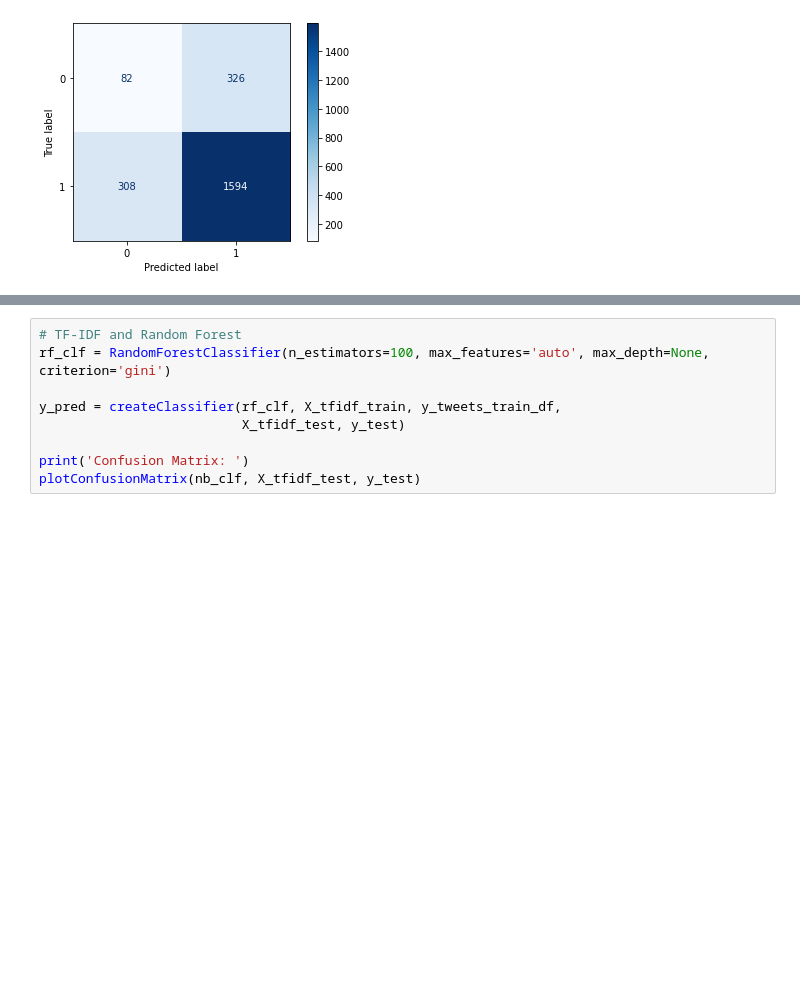
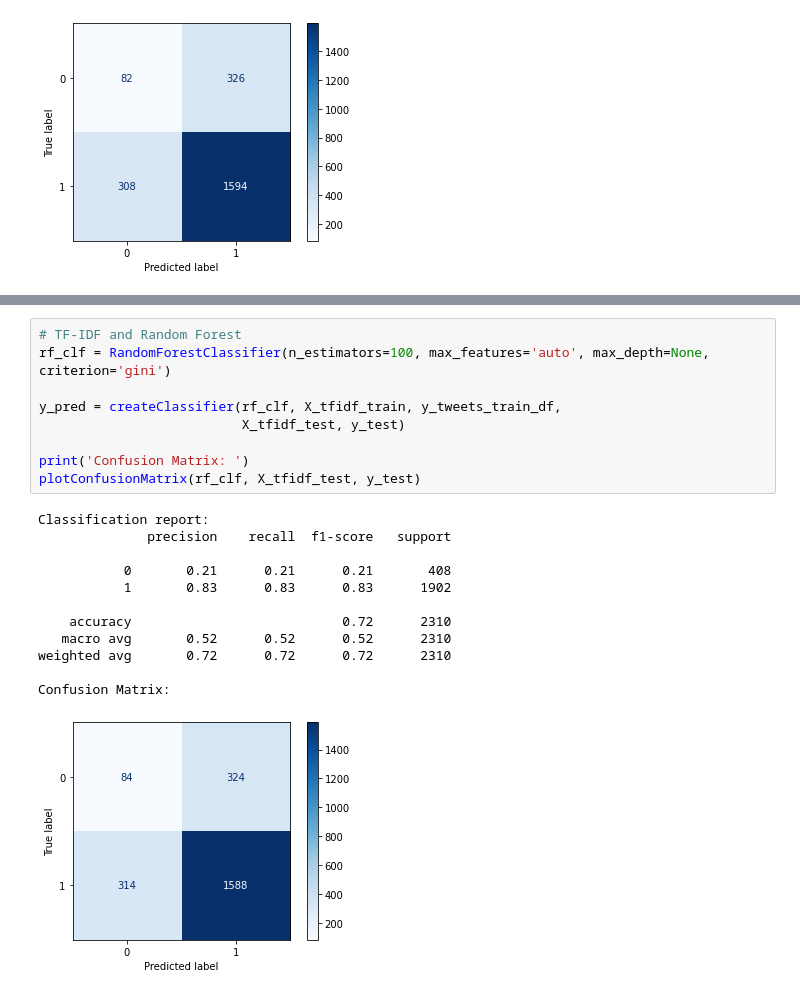
Before and after one commit to mayarachew/IronyDetectionInTweets, a Jupyter notebook: irony_detection_experiment_2.ipynb, the cells around one changed output, grey strips where cells are left out. Saved outputs shown, nothing was run; the diff lists cells and outputs as text; blank space fills up the shorter version.

```diff
--- a/irony_detection_experiment_2.ipynb
+++ b/irony_detection_experiment_2.ipynb
@@ -395,12 +413,25 @@ Confusion Matrix:
 # %%
 # TF-IDF and Random Forest
 rf_clf = RandomForestClassifier(n_estimators=100, max_features='auto', max_depth=None, criterion='gini')
 
 y_pred = createClassifier(rf_clf, X_tfidf_train, y_tweets_train_df,
                           X_tfidf_test, y_test)
 
 print('Confusion Matrix: ')
-plotConfusionMatrix(nb_clf, X_tfidf_test, y_test)
+plotConfusionMatrix(rf_clf, X_tfidf_test, y_test)
+# %% [output]
+Classification report:
+              precision    recall  f1-score   support
+
+           0       0.21      0.21      0.21       408
+           1       0.83      0.83      0.83      1902
+
+    accuracy                           0.72      2310
+   macro avg       0.52      0.52      0.52      2310
+weighted avg       0.72      0.72      0.72      2310
+
+Confusion Matrix:
+[figure, added]
 # %%
 # Word2vec and Naive Bayes
 nb_clf = MultinomialNB(alpha=0.1)
```
Also changed, not shown: parts of 5 cells of this notebook.
